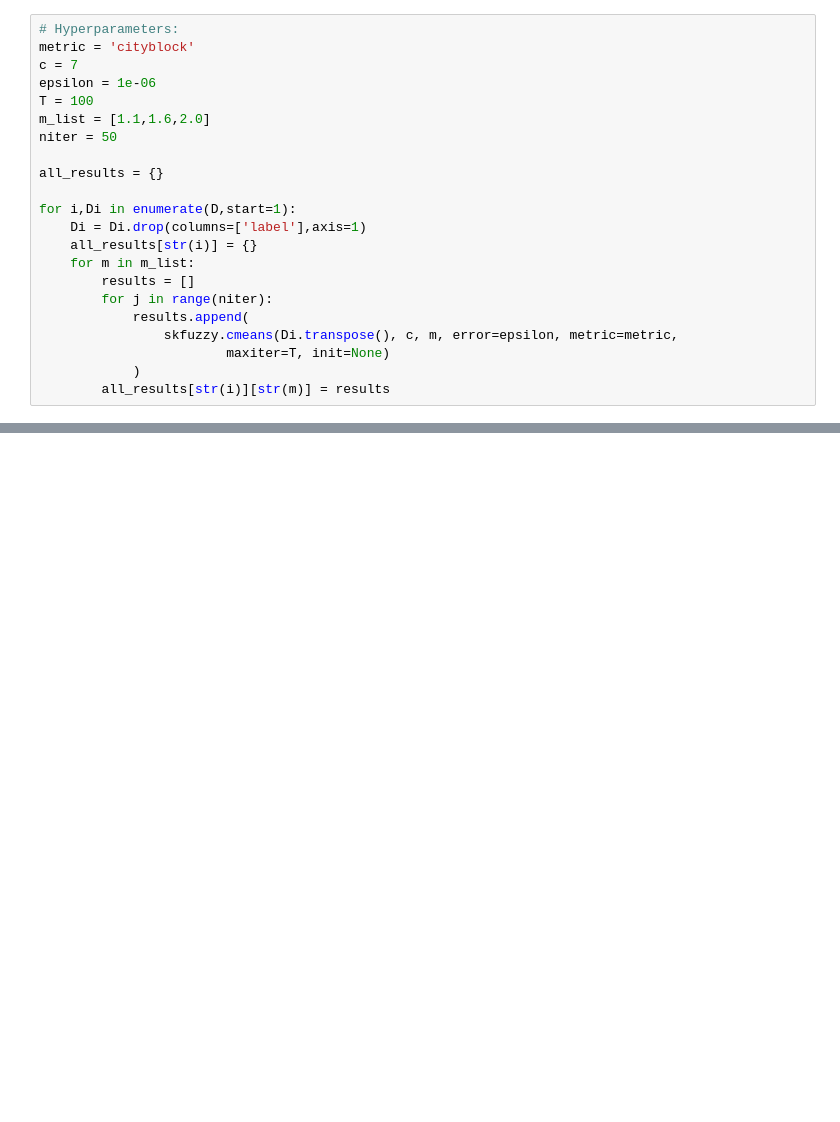
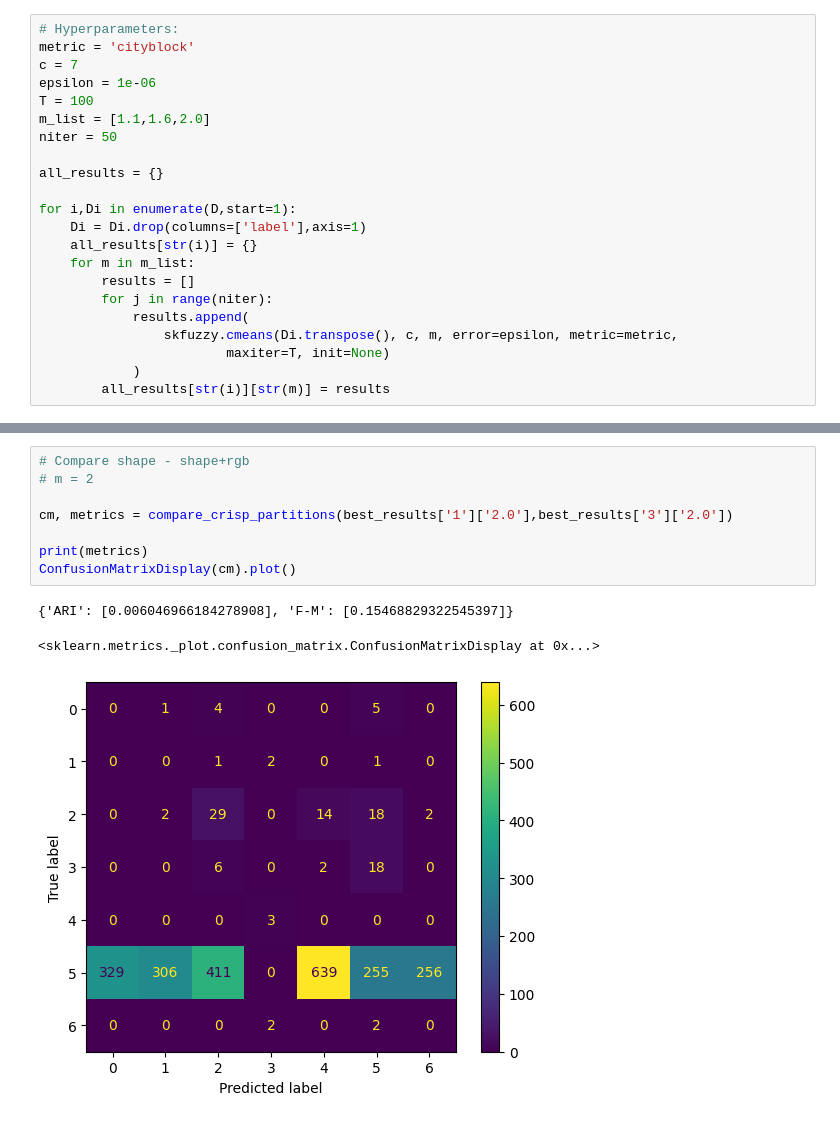
Before and after one commit to MatheusRDG/machine_learning_ufpe_2023, a Jupyter notebook: Q1.ipynb, the cells around one changed output, grey strips where cells are left out. Cells and saved outputs as stored; diff of their text form; blank space fills up the shorter version.

```diff
--- a/Q1.ipynb
+++ b/Q1.ipynb
@@ -198,0 +220,12 @@ Dataset: 1
+# %%
+# Compare shape - shape+rgb
+# m = 2
+
+cm, metrics = compare_crisp_partitions(best_results['1']['2.0'],best_results['3']['2.0'])
+
+print(metrics)
+ConfusionMatrixDisplay(cm).plot()
+# %% [output]
+{'ARI': [0.006046966184278908], 'F-M': [0.15468829322545397]}
+<sklearn.metrics._plot.confusion_matrix.ConfusionMatrixDisplay at 0x...>
+[figure, added]
```
Also changed, not shown: parts of 16 cells of this notebook.
